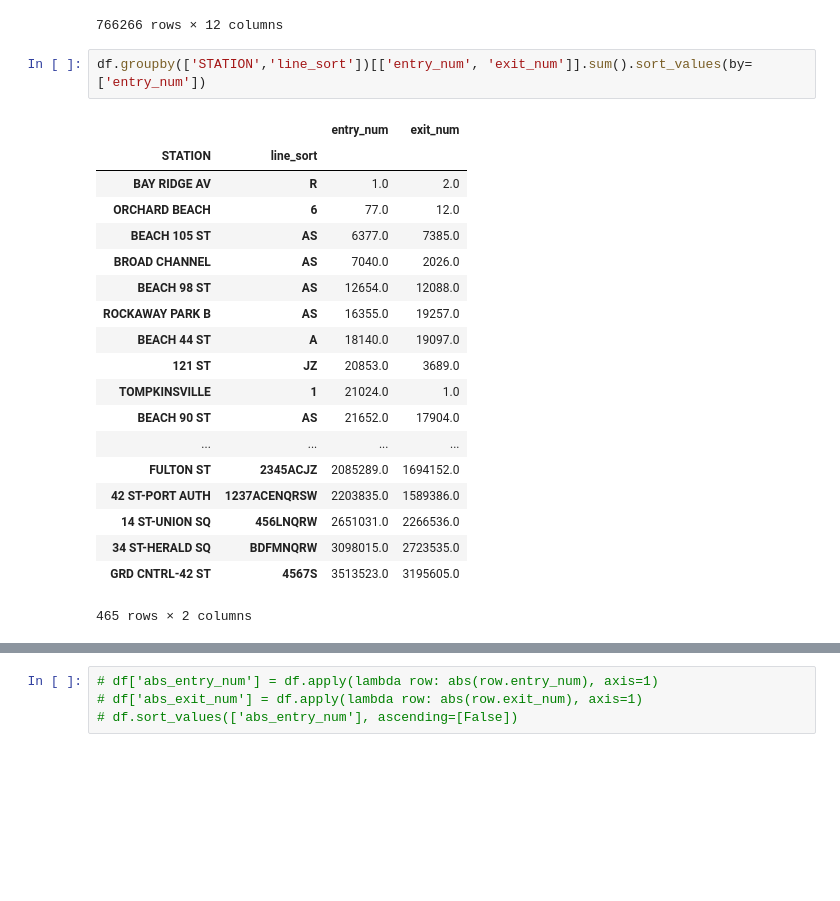
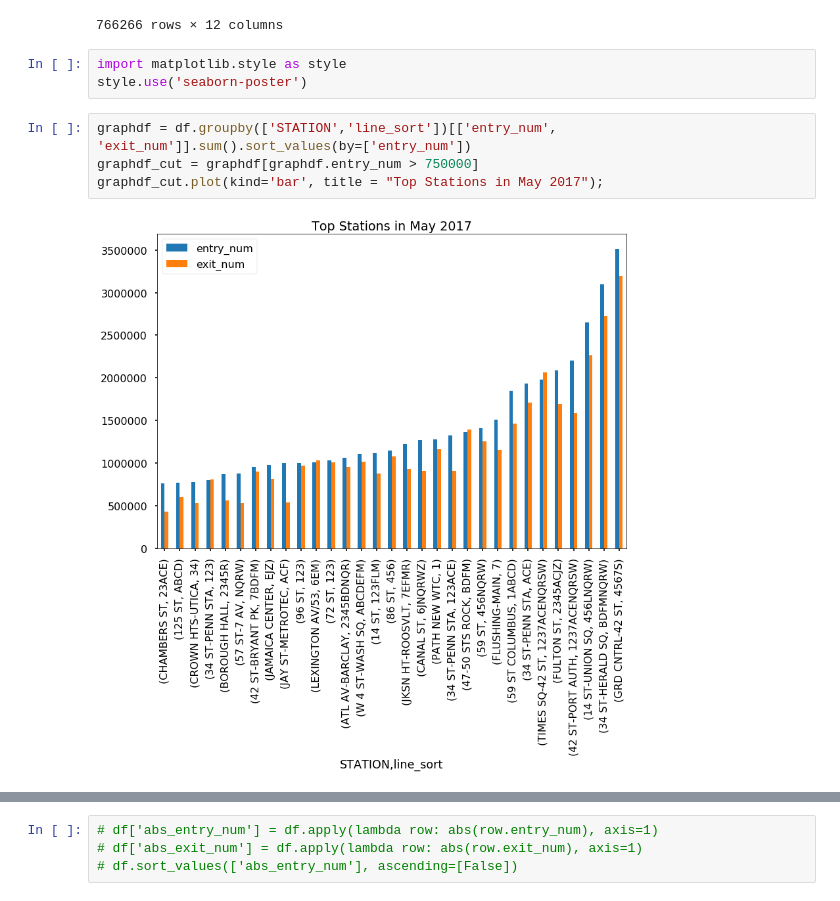
Before and after one commit to adam-ariel/Metis-Project-1----MTA, a Jupyter notebook: project1_wkbk.ipynb, the cells around one changed output, grey strips where cells are left out. Cells and saved outputs as stored; diff of their text form; blank space fills up the shorter version.

Commit message:
with graph

```diff
--- a/project1_wkbk.ipynb
+++ b/project1_wkbk.ipynb
@@ -413,25 +413,12 @@ df.reset_index(drop=True)
 | 766264 | RIT-ROOSEVELT | R | 5554 | 299 | 2017-05-26 17:00:00 | 4705 | 0.0 | 0.0 | 0.0 | ... |
 | 766265 | RIT-ROOSEVELT | R | 5554 | 299 | 2017-05-26 21:00:00 | 4705 | 0.0 | 0.0 | 0.0 | ... |
 766266 rows × 12 columns
+# %%
+import matplotlib.style as style
+style.use('seaborn-poster')
 # %%
-df.groupby(['STATION','line_sort'])[['entry_num', 'exit_num']].sum().sort_values(by=['entry_num'])
+graphdf = df.groupby(['STATION','line_sort'])[['entry_num', 'exit_num']].sum().sort_values(by=['entry_num'])
+graphdf_cut = graphdf[graphdf.entry_num > 750000]
+graphdf_cut.plot(kind='bar', title = "Top Stations in May 2017");
 # %% [output]
-|  |  | entry_num | exit_num |
-| STATION | line_sort |  |  |
-| BAY RIDGE AV | R | 1.0 | 2.0 |
-| ORCHARD BEACH | 6 | 77.0 | 12.0 |
-| BEACH 105 ST | AS | 6377.0 | 7385.0 |
-| BROAD CHANNEL | AS | 7040.0 | 2026.0 |
-| BEACH 98 ST | AS | 12654.0 | 12088.0 |
-| ROCKAWAY PARK B | AS | 16355.0 | 19257.0 |
-| BEACH 44 ST | A | 18140.0 | 19097.0 |
-| 121 ST | JZ | 20853.0 | 3689.0 |
-| TOMPKINSVILLE | 1 | 21024.0 | 1.0 |
-| BEACH 90 ST | AS | 21652.0 | 17904.0 |
-| ... | ... | ... | ... |
-| FULTON ST | 2345ACJZ | 2085289.0 | 1694152.0 |
-| 42 ST-PORT AUTH | 1237ACENQRSW | 2203835.0 | 1589386.0 |
-| 14 ST-UNION SQ | 456LNQRW | 2651031.0 | 2266536.0 |
-| 34 ST-HERALD SQ | BDFMNQRW | 3098015.0 | 2723535.0 |
-| GRD CNTRL-42 ST | 4567S | 3513523.0 | 3195605.0 |
-465 rows × 2 columns
+[figure, added]
```
Also changed, not shown: parts of 1 cell of this notebook.
